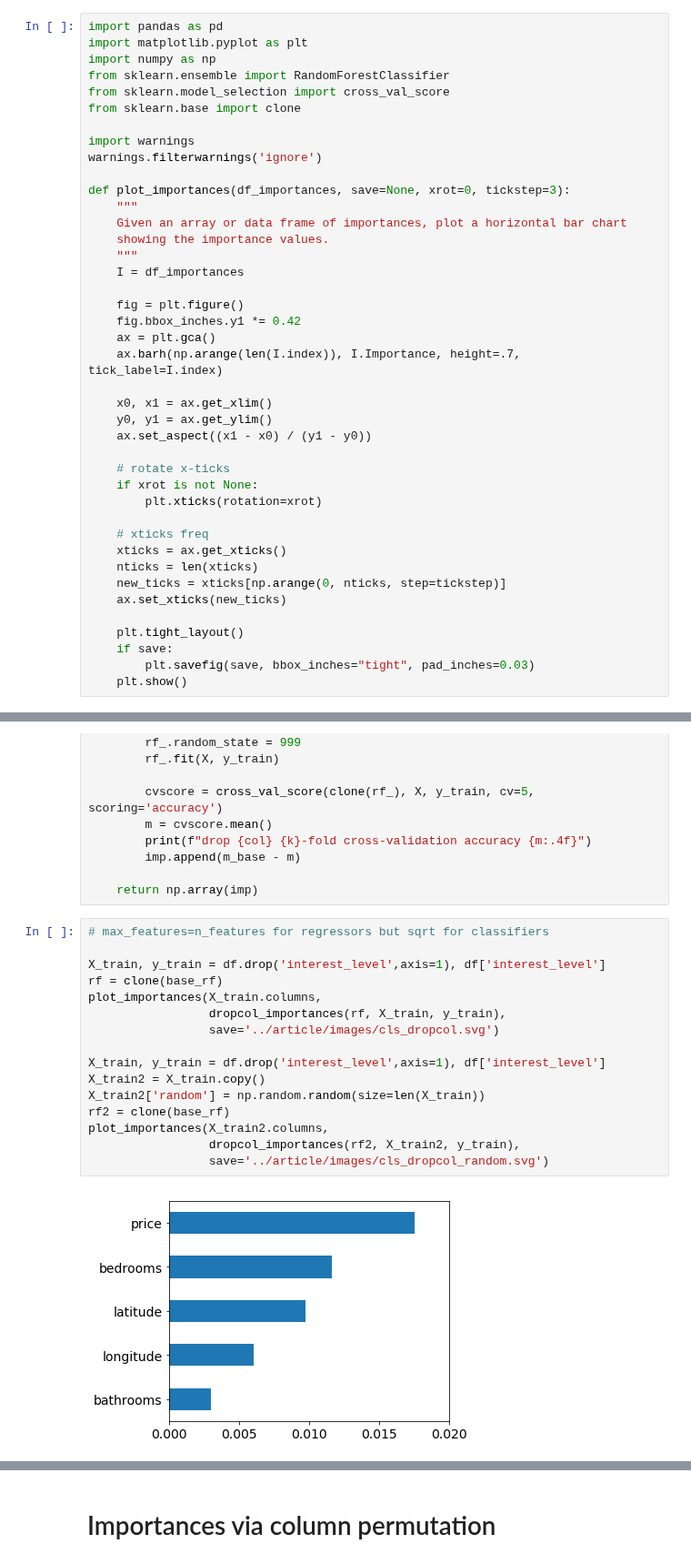
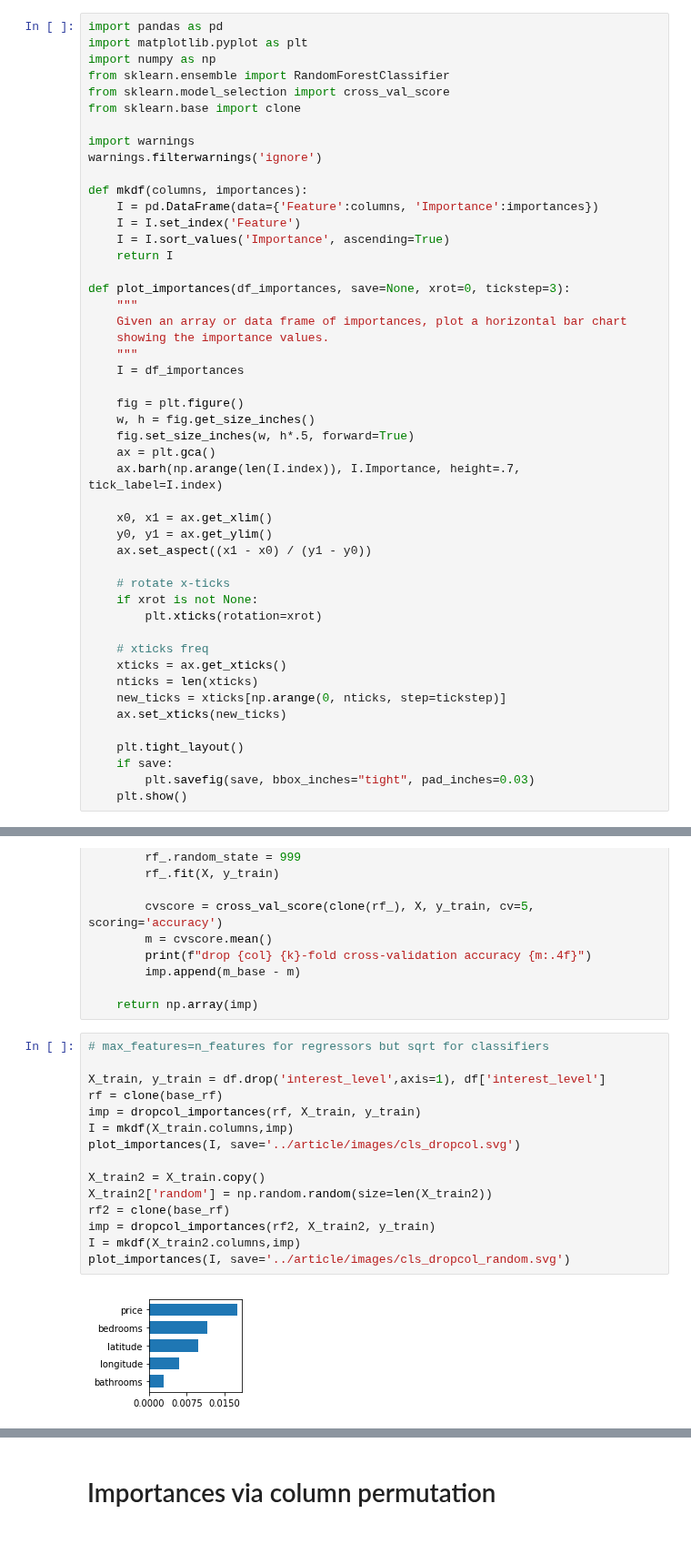
Before and after one commit to parrt/random-forest-importances, a Jupyter notebook: notebooks/permutation-importances-classifier.ipynb, the cells around one changed output, grey strips where cells are left out. Shown at 91% size. Cells and saved outputs as stored; diff of their text form.

```diff
--- a/notebooks/permutation-importances-classifier.ipynb
+++ b/notebooks/permutation-importances-classifier.ipynb
@@ -9,6 +9,12 @@ from sklearn.base import clone
 import warnings
 warnings.filterwarnings('ignore')
 
+def mkdf(columns, importances):
+    I = pd.DataFrame(data={'Feature':columns, 'Importance':importances})
+    I = I.set_index('Feature')
+    I = I.sort_values('Importance', ascending=True)
+    return I
+
 def plot_importances(df_importances, save=None, xrot=0, tickstep=3):
     """
     Given an array or data frame of importances, plot a horizontal bar chart
@@ -17,7 +23,8 @@ def plot_importances(df_importances, save=None, xrot=0, tickstep=3):
     I = df_importances
 
     fig = plt.figure()
-    fig.bbox_inches.y1 *= 0.42
+    w, h = fig.get_size_inches()
+    fig.set_size_inches(w, h*.5, forward=True)
     ax = plt.gca()
     ax.barh(np.arange(len(I.index)), I.Importance, height=.7, tick_label=I.index)
 
@@ -128,18 +131,17 @@ def classifier_dropping_importances_cv(rf, X_train, y_train, k=5):
 # %%
 # max_features=n_features for regressors but sqrt for classifiers
 
 X_train, y_train = df.drop('interest_level',axis=1), df['interest_level']
 rf = clone(base_rf)
-plot_importances(X_train.columns,
-                 dropcol_importances(rf, X_train, y_train),
-                 save='../article/images/cls_dropcol.svg')
+imp = dropcol_importances(rf, X_train, y_train)
+I = mkdf(X_train.columns,imp)
+plot_importances(I, save='../article/images/cls_dropcol.svg')
 
-X_train, y_train = df.drop('interest_level',axis=1), df['interest_level']
 X_train2 = X_train.copy()
-X_train2['random'] = np.random.random(size=len(X_train))
+X_train2['random'] = np.random.random(size=len(X_train2))
 rf2 = clone(base_rf)
-plot_importances(X_train2.columns,
-                 dropcol_importances(rf2, X_train2, y_train),
-                 save='../article/images/cls_dropcol_random.svg')
+imp = dropcol_importances(rf2, X_train2, y_train)
+I = mkdf(X_train2.columns,imp)
+plot_importances(I, save='../article/images/cls_dropcol_random.svg')
 # %% [output]
-[figure, old version]
+[figure, new version]
```
Also changed, not shown: parts of 3 cells of this notebook, 17 other files.
